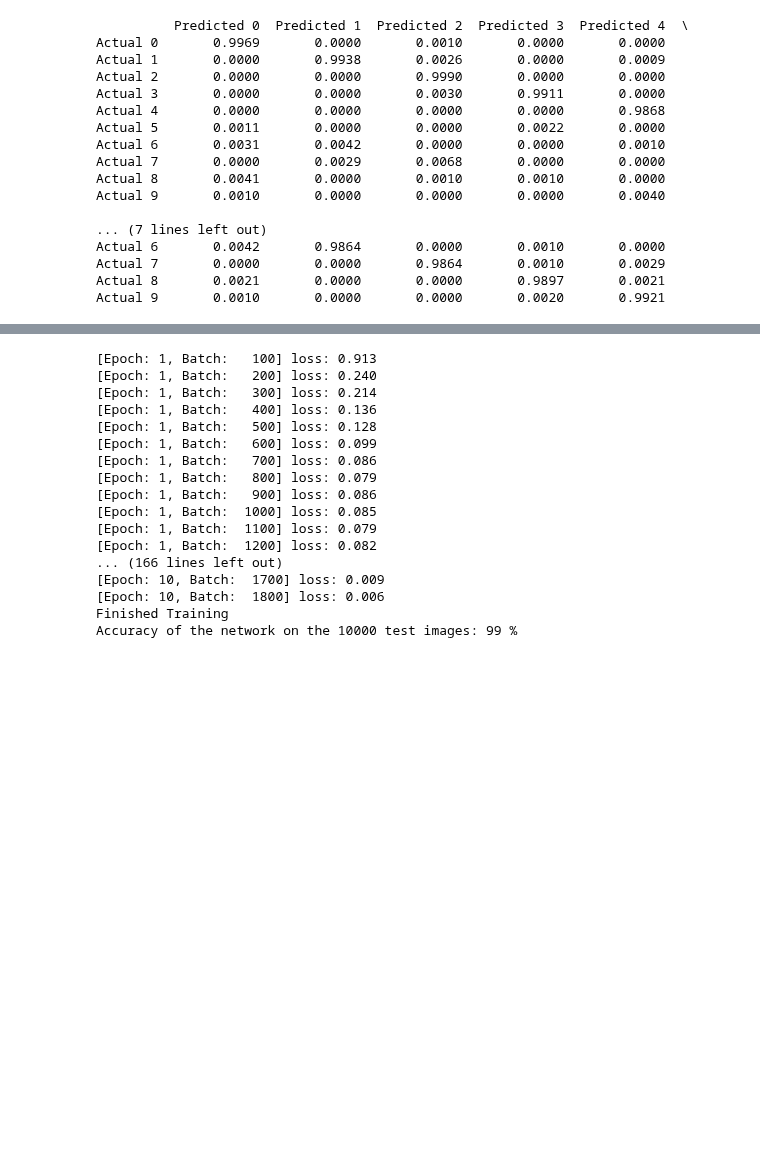
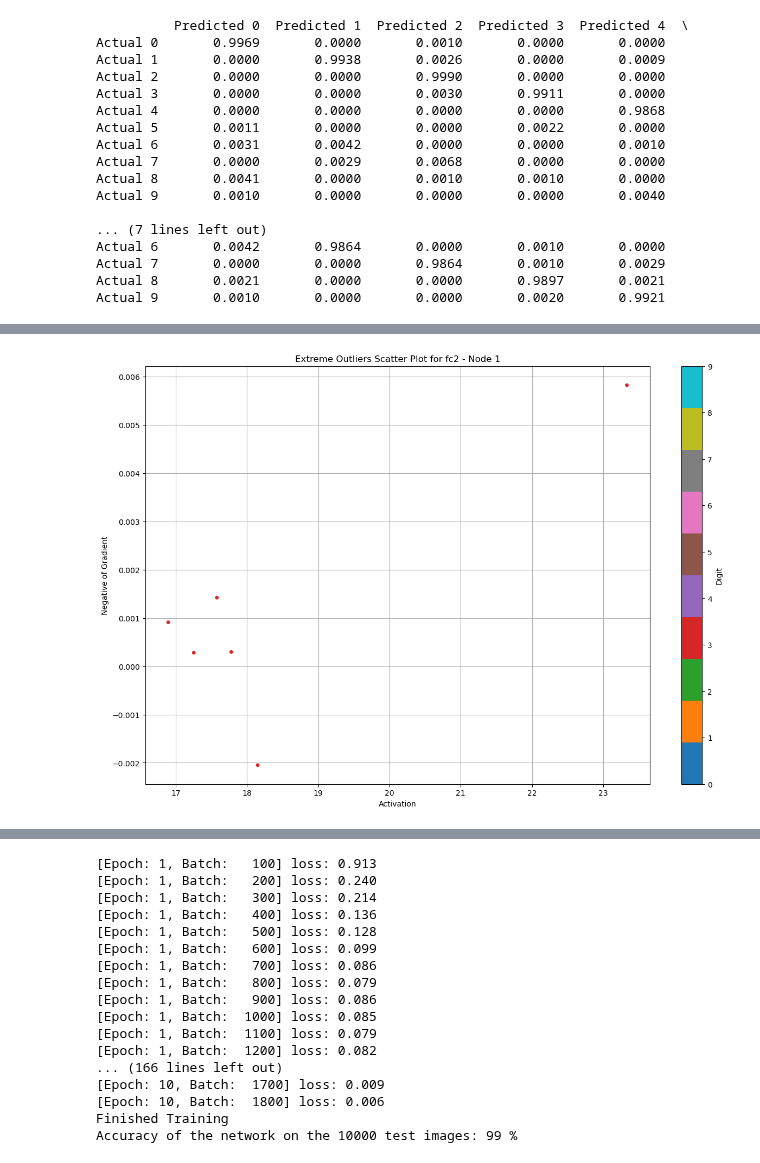
Before and after one commit to benrichards4376/Explanatory-Neural-Networks, a Jupyter notebook: MNIST_CNN_explained.ipynb, the cells around one changed output, grey strips where cells are left out. Saved outputs shown, nothing was run; the diff lists cells and outputs as text; code cells hidden in the pictures; blank space fills up the shorter version.

```diff
--- a/MNIST_CNN_explained.ipynb
+++ b/MNIST_CNN_explained.ipynb
@@ -466,0 +541,4 @@ std_dev = 1.5
+# %%
+plot_extreme_outliers(explainable_net, layer_name, node_index, std_dev_threshold=std_dev, Correct_pred_only=False, discriminate_classes=[1,3])
+# %% [output]
+[figure, added]
```
Also changed, not shown: parts of 10 cells of this notebook.
